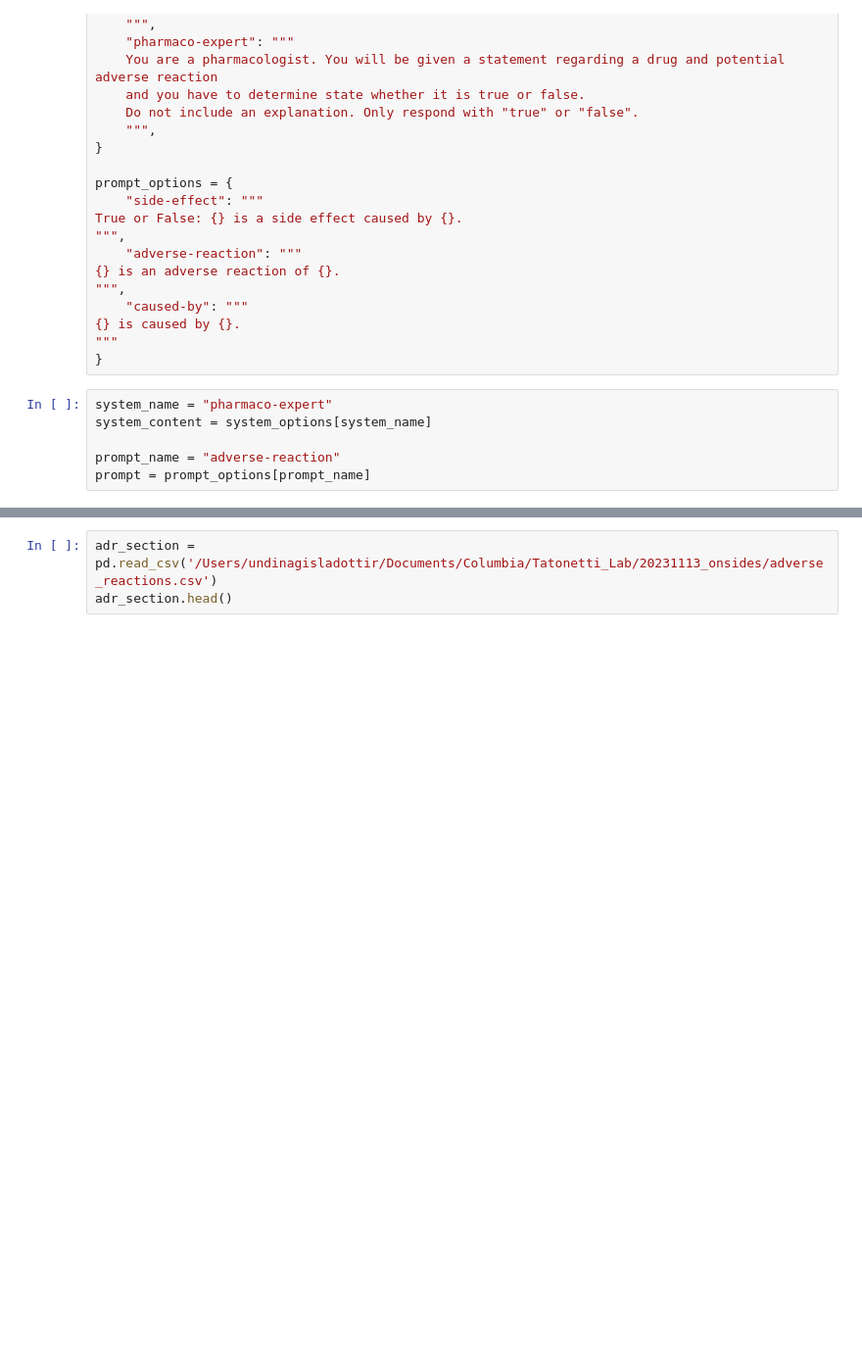
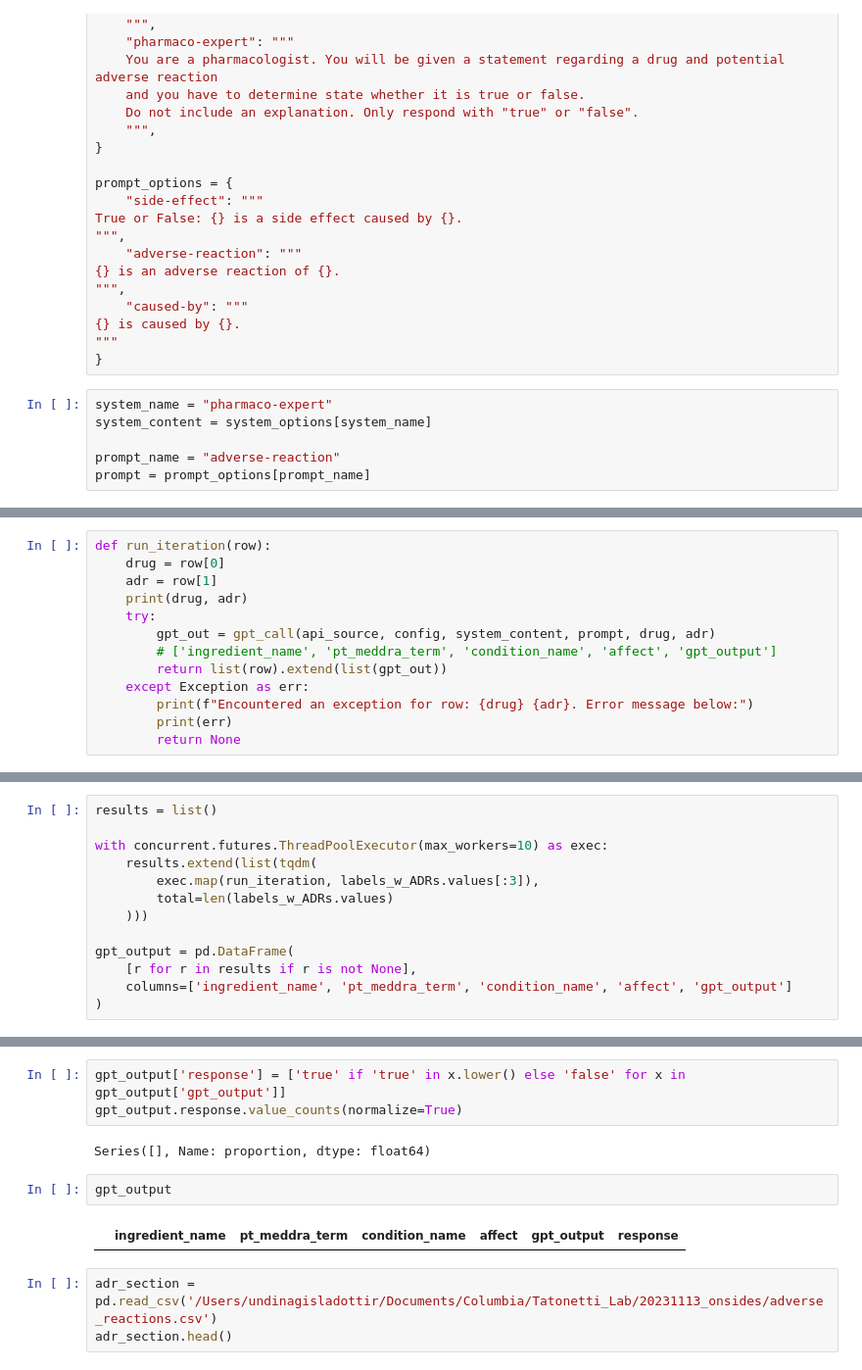
Before and after one commit to tatonetti-lab/causal-drug-ades, a Jupyter notebook: gpt_agreement/gpt_label_agreement.ipynb, the cells around one changed output, grey strips where cells are left out. Shown: that part at 98% size. Saved outputs shown, nothing was run; the diff lists cells and outputs as text; blank space fills up the shorter version.

Commit message:
current results

```diff
--- a/gpt_agreement/gpt_label_agreement.ipynb
+++ b/gpt_agreement/gpt_label_agreement.ipynb
@@ -77,0 +103,13 @@ prompt = prompt_options[prompt_name]
+# %%
+def run_iteration(row):
+    drug = row[0]
+    adr = row[1]
+    print(drug, adr)
+    try:
+        gpt_out = gpt_call(api_source, config, system_content, prompt, drug, adr)
+        # ['ingredient_name', 'pt_meddra_term', 'condition_name', 'affect', 'gpt_output']
+        return list(row).extend(list(gpt_out))
+    except Exception as err:
+        print(f"Encountered an exception for row: {drug} {adr}. Error message below:")
+        print(err)
+        return None
@@ -77,0 +122,13 @@ prompt = prompt_options[prompt_name]
+# %%
+results = list()
+
+with concurrent.futures.ThreadPoolExecutor(max_workers=10) as exec:
+    results.extend(list(tqdm(
+        exec.map(run_iteration, labels_w_ADRs.values[:3]),
+        total=len(labels_w_ADRs.values)
+    )))
+
+gpt_output = pd.DataFrame(
+    [r for r in results if r is not None],
+    columns=['ingredient_name', 'pt_meddra_term', 'condition_name', 'affect', 'gpt_output']
+)
@@ -78,3 +145,12 @@ prompt = prompt_options[prompt_name]
+# %%
+gpt_output['response'] = ['true' if 'true' in x.lower() else 'false' for x in gpt_output['gpt_output']]
+gpt_output.response.value_counts(normalize=True)
+# %% [output]
+Series([], Name: proportion, dtype: float64)
+# %%
+gpt_output
+# %% [output]
+|  | ingredient_name | pt_meddra_term | condition_name | affect | gpt_output | response |
 # %%
 adr_section = pd.read_csv('/Users/undinagisladottir/Documents/Columbia/Tatonetti_Lab/20231113_onsides/adverse_reactions.csv')
 adr_section.head()
```
Also changed, not shown: parts of 7 cells of this notebook, 24 other files.
